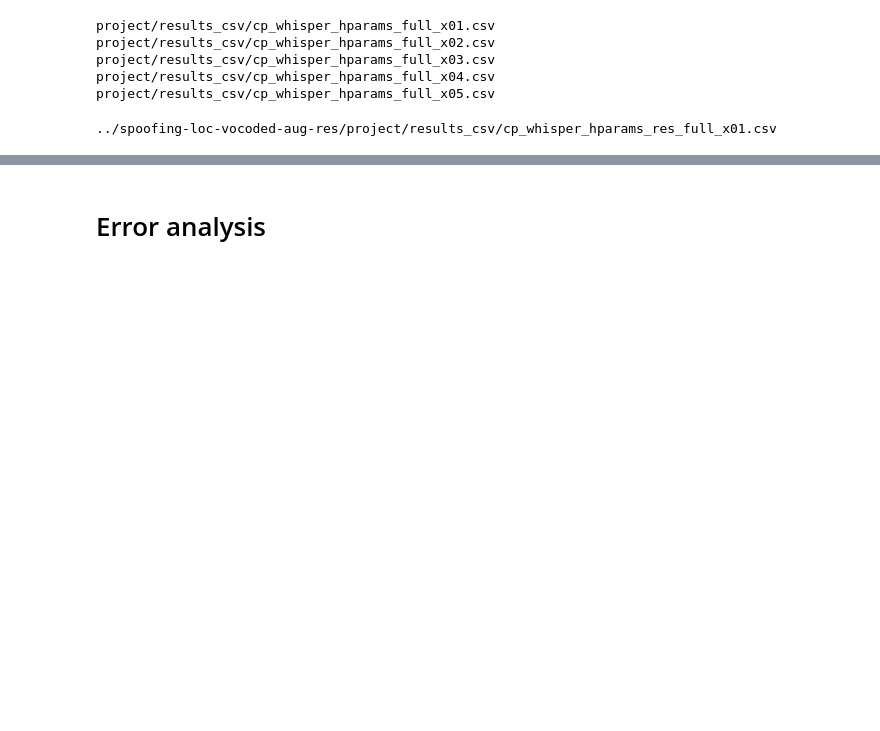
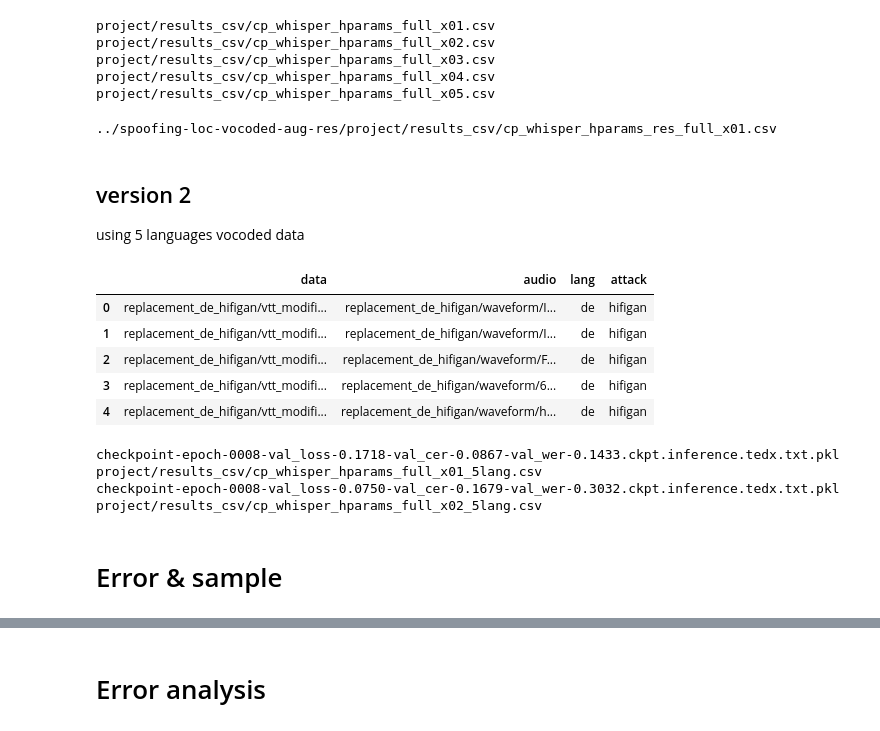
Before and after one commit to nii-yamagishilab/Whisper-deepfake-word-detection, a Jupyter notebook: analysis.ipynb, the cells around one changed output, grey strips where cells are left out. Saved outputs shown, nothing was run; the diff lists cells and outputs as text; code cells hidden in the pictures; blank space fills up the shorter version.

```diff
--- a/analysis.ipynb
+++ b/analysis.ipynb
@@ -118,3 +122,27 @@ for hparam in hparams:
     print(csv_save_dir / 'cp_whisper_hparams_{:s}.csv'.format(hparam))
 # %% [output]
 ../spoofing-loc-vocoded-aug-res/project/results_csv/cp_whisper_hparams_res_full_x01.csv
+# %% [markdown]
+## version 2
+
+using 5 languages vocoded data
+# %%
+# load the protocol
+eval_data_path = Path('../data/protocols_merged/eval_new.csv')
+eval_data_list = pd.read_csv(eval_data_path, names=['data', 'audio'])
+
+
+# get the language label
+eval_data_list['lang'] = eval_data_list['data'].apply(lambda x: x.split('_')[1])
+
+# get the vocoder label
+eval_data_list['attack'] = eval_data_list['data'].apply(lambda x: '_'.join(x.split('/')[0].split('_')[2:]))
+
+eval_data_list.head()
+# %% [output]
+|  | data | audio | lang | attack |
+| 0 | replacement_de_hifigan/vtt_modifi... | replacement_de_hifigan/waveform/I... | de | hifigan |
+| 1 | replacement_de_hifigan/vtt_modifi... | replacement_de_hifigan/waveform/I... | de | hifigan |
+| 2 | replacement_de_hifigan/vtt_modifi... | replacement_de_hifigan/waveform/F... | de | hifigan |
+| 3 | replacement_de_hifigan/vtt_modifi... | replacement_de_hifigan/waveform/6... | de | hifigan |
+| 4 | replacement_de_hifigan/vtt_modifi... | replacement_de_hifigan/waveform/h... | de | hifigan |
@@ -120,0 +152,45 @@ for hparam in hparams:
+# %%
+hparams = ['full_x01_5lang','full_x02_5lang']
+testset_name = 'tedx'
+
+for hparam in hparams:
+    # load results
+    sys_path = Path('project/cp_whisper_hparams_{:s}.yaml/artifacts/outputs/'.format(hparam))
+
+    output_files = glob.glob('*.{:s}.txt.pkl'.format(testset_name), root_dir=sys_path)
+    output_files = sorted(output_files, reverse=True)
+    #assert len(output_files)==1, "Found multiple files, choose one to analysis: {:s}".format('\n'.join(output_files))
+
+    with open(sys_path / output_files[0], 'rb') as file_ptr:
+        print(output_files[0])
+        output_data = pickle.load(file_ptr)
+
+    assert len(output_data) == 2, "The input is supposed to be [res, refs]"
+    output_data = [np.array(output_data[0]), np.array(output_data[1])]
+
+    # comptue results
+    langs = sorted(eval_data_list['lang'].unique())
+    attacks = sorted(eval_data_list['attack'].unique())
+
+    metrics_all = []
+    for lang, attack in itertools.product(langs, attacks):
+        data_idx = eval_data_list.query('lang == "{:s}" and attack == "{:s}"'.format(lang, attack)).index
+        res, refs = output_data[0][data_idx], output_data[1][data_idx]
+        cer, wer, metrics = evaluation.comptue_metrics(res, refs)
+        metrics['cer'] = cer * 100
+        metrics['wer'] = wer * 100
+        metrics['lang'] = lang
+        metrics['attack'] = attack
+        metrics_all.append(metrics)
+
+    # save
+    results = pd.DataFrame(metrics_all)
+    results.to_csv(csv_save_dir / 'cp_whisper_hparams_{:s}.csv'.format(hparam))
+    print(csv_save_dir / 'cp_whisper_hparams_{:s}.csv'.format(hparam))
+# %% [output]
+checkpoint-epoch-0008-val_loss-0.1718-val_cer-0.0867-val_wer-0.1433.ckpt.inference.tedx.txt.pkl
+project/results_csv/cp_whisper_hparams_full_x01_5lang.csv
+checkpoint-epoch-0008-val_loss-0.0750-val_cer-0.1679-val_wer-0.3032.ckpt.inference.tedx.txt.pkl
+project/results_csv/cp_whisper_hparams_full_x02_5lang.csv
+# %% [markdown]
+# Error & sample
```
Also changed, not shown: parts of 3 cells of this notebook, 12 other files.
